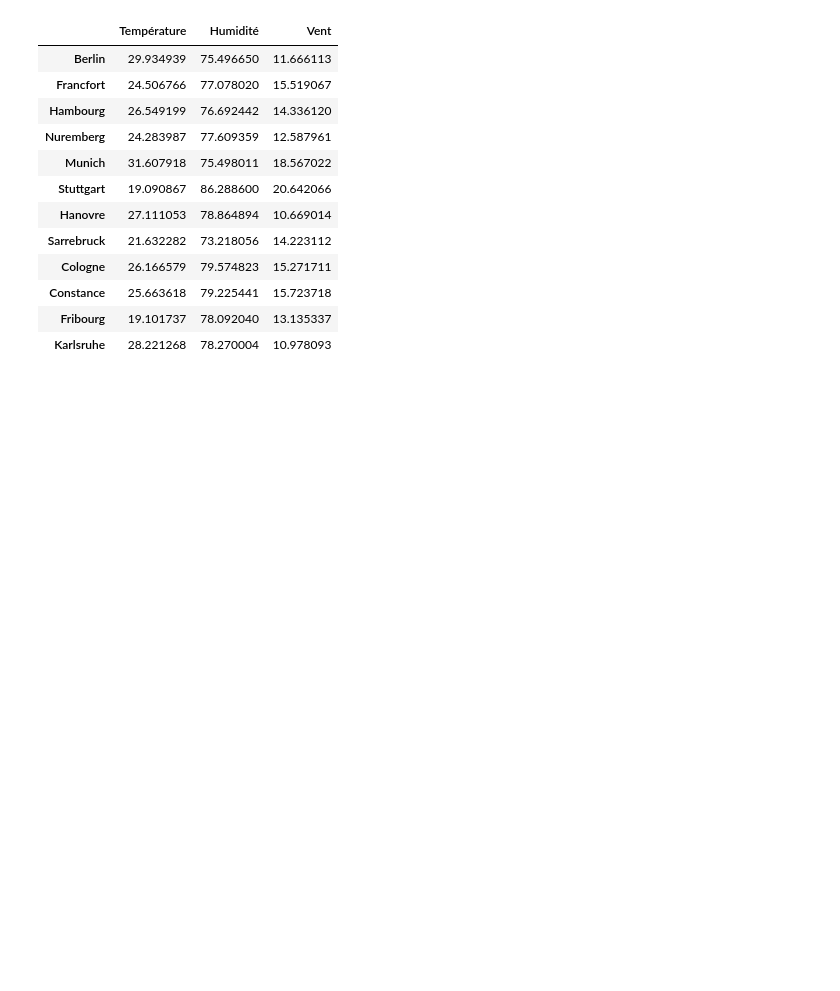
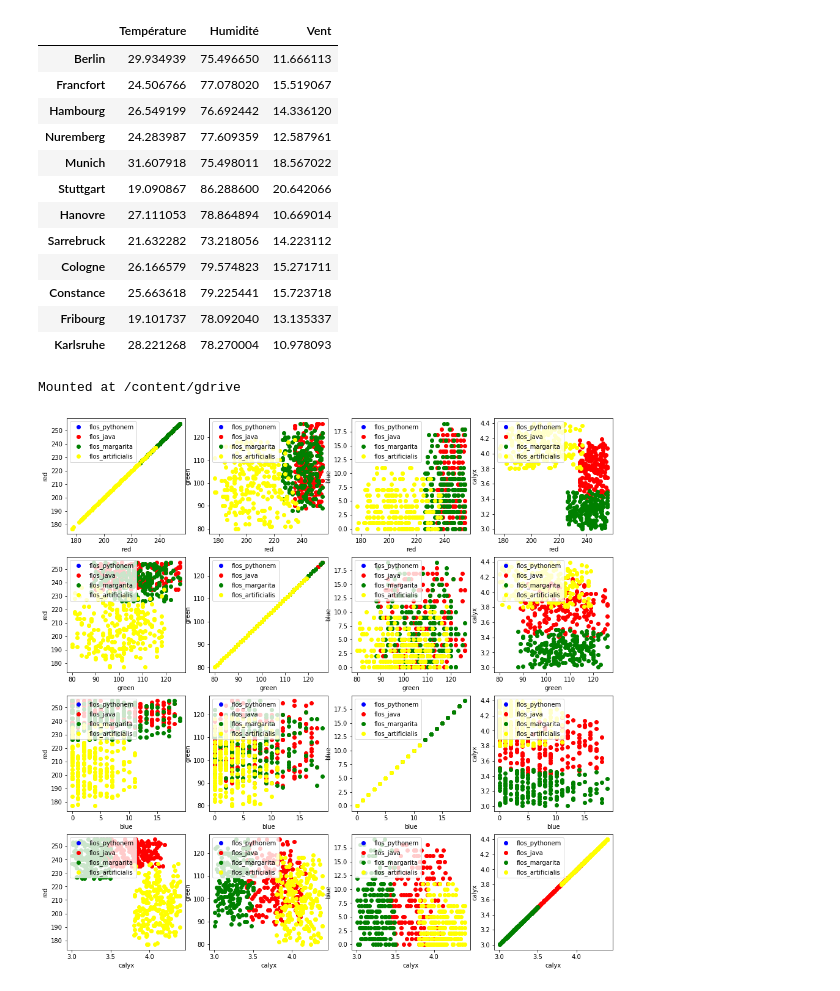
Before and after one commit to BillTanekeu/TP-TPE-INF-3236-Groupe-8, a Jupyter notebook: TP2_Génération_et_Lecture_des_données_avec_Python.ipynb, the cells around one changed output. Drawn from its saved outputs; the diff is of its cells as text; code cells hidden in the pictures; blank space fills up the shorter version.

Commit message:
Add files via upload
Ajout des données simulées avec sklearn et ses sous ensembles.
execution d'un type de normalisation

```diff
--- a/TP2_Génération_et_Lecture_des_données_avec_Python.ipynb
+++ b/TP2_Génération_et_Lecture_des_données_avec_Python.ipynb
@@ -67,0 +127,52 @@ df
+# %%
+from google.colab import drive
+drive.mount('/content/gdrive')
+# %% [output]
+Mounted at /content/gdrive
+# %%
+blues = truncated_normal_ints(mean=101, sd=5, low=90, upp=112,
+num=number_of_items)
+calyx_dia = truncated_normal_floats(2.9, 0.4, 2.4, 3.5,
+num=number_of_items)
+data = np.column_stack((reds, greens, blues, calyx_dia))
+flowers["flos_artificialis"] = data
+data = np.concatenate((flowers["flos_pythonem"],
+                       flowers["flos_java"],
+                       flowers["flos_margarita"],
+                       flowers["flos_artificialis"]
+                       ), axis=0)
+# attribution des etiquetes
+target = np.zeros(sum(number_of_items_per_class)) # on a 4 fleurs
+previous_end = 0
+for i in range(1, 5):
+    num = number_of_items_per_class[i-1]
+    beg = previous_end
+    target[beg: beg + num] += i
+    previous_end = beg + num
+conc_data = np.concatenate((data, target.reshape(target.shape[0]
+,1)),
+                           axis=1)
+np.savetxt("strange_flowers.txt", conc_data, fmt="%2.2f",)
+# %%
+#importation de matplotlib pour le tracage
+import matplotlib.pyplot as plt
+target_names = list(flowers.keys())
+feature_names = ['red', 'green', 'blue', 'calyx']
+n = 4
+fig, ax = plt.subplots(n, n, figsize=(16, 16))
+colors = ['blue', 'red', 'green', 'yellow']
+for x in range(n):
+    for y in range(n):
+        xname = feature_names[x]
+        yname = feature_names[y]
+        for color_ind in range(len(target_names)):
+            ax[x, y].scatter(data[target==color_ind, x],
+                             data[target==color_ind, y],
+                             label=target_names[color_ind],
+                             c=colors[color_ind])
+            ax[x, y].set_xlabel(xname)
+            ax[x, y].set_ylabel(yname)
+            ax[x, y].legend(loc='upper left')
+plt.show()
+# %% [output]
+[figure, added]
```
Also changed, not shown: parts of 24 cells of this notebook.
